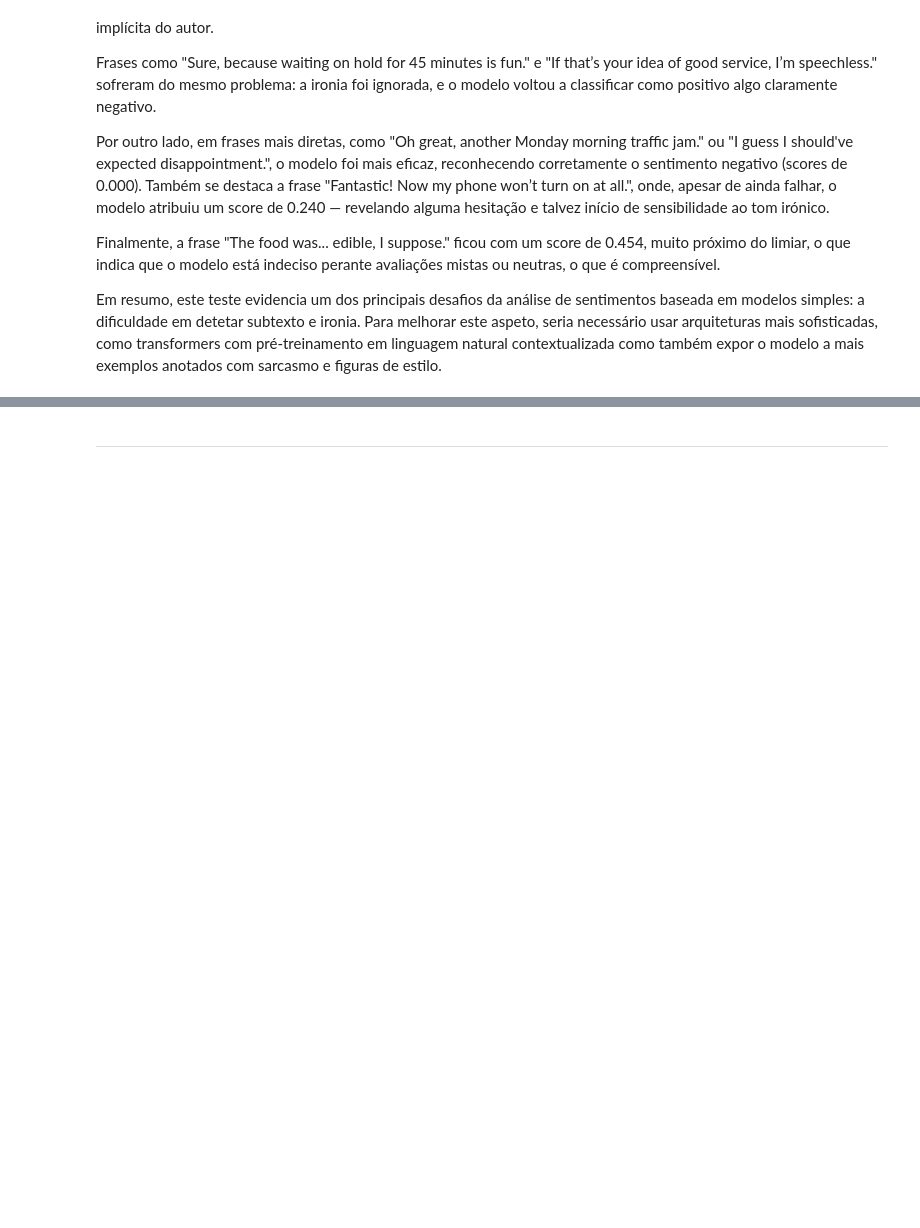
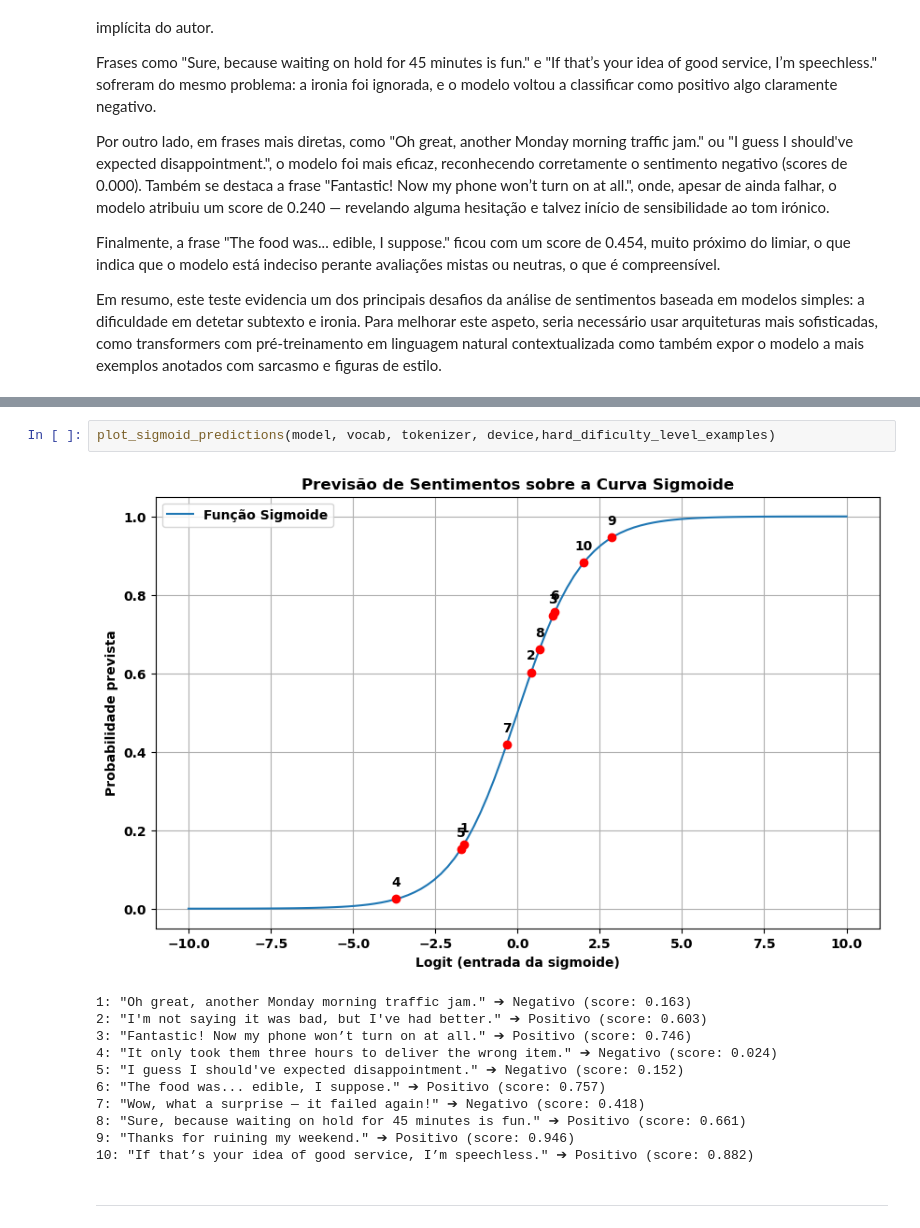
Before and after one commit to pereiranuno/deep_learning, a Jupyter notebook: Deep_Learning_Project-Student.ipynb, the cells around one changed output, grey strips where cells are left out. Cells and saved outputs as stored; diff of their text form; blank space fills up the shorter version.

```diff
--- a/Deep_Learning_Project-Student.ipynb
+++ b/Deep_Learning_Project-Student.ipynb
@@ -1214,2 +1288,16 @@ Em resumo, este teste evidencia um dos principais desafios da análise de sentim
+# %%
+plot_sigmoid_predictions(model, vocab, tokenizer, device,hard_dificulty_level_examples)
+# %% [output]
+[figure, added]
+1: "Oh great, another Monday morning traffic jam." ➔ Negativo (score: 0.163)
+2: "I'm not saying it was bad, but I've had better." ➔ Positivo (score: 0.603)
+3: "Fantastic! Now my phone won’t turn on at all." ➔ Positivo (score: 0.746)
+4: "It only took them three hours to deliver the wrong item." ➔ Negativo (score: 0.024)
+5: "I guess I should've expected disappointment." ➔ Negativo (score: 0.152)
+6: "The food was... edible, I suppose." ➔ Positivo (score: 0.757)
+7: "Wow, what a surprise — it failed again!" ➔ Negativo (score: 0.418)
+8: "Sure, because waiting on hold for 45 minutes is fun." ➔ Positivo (score: 0.661)
+9: "Thanks for ruining my weekend." ➔ Positivo (score: 0.946)
+10: "If that’s your idea of good service, I’m speechless." ➔ Positivo (score: 0.882)
 # %% [markdown]
 ---
```
Also changed, not shown: parts of 28 cells of this notebook.
